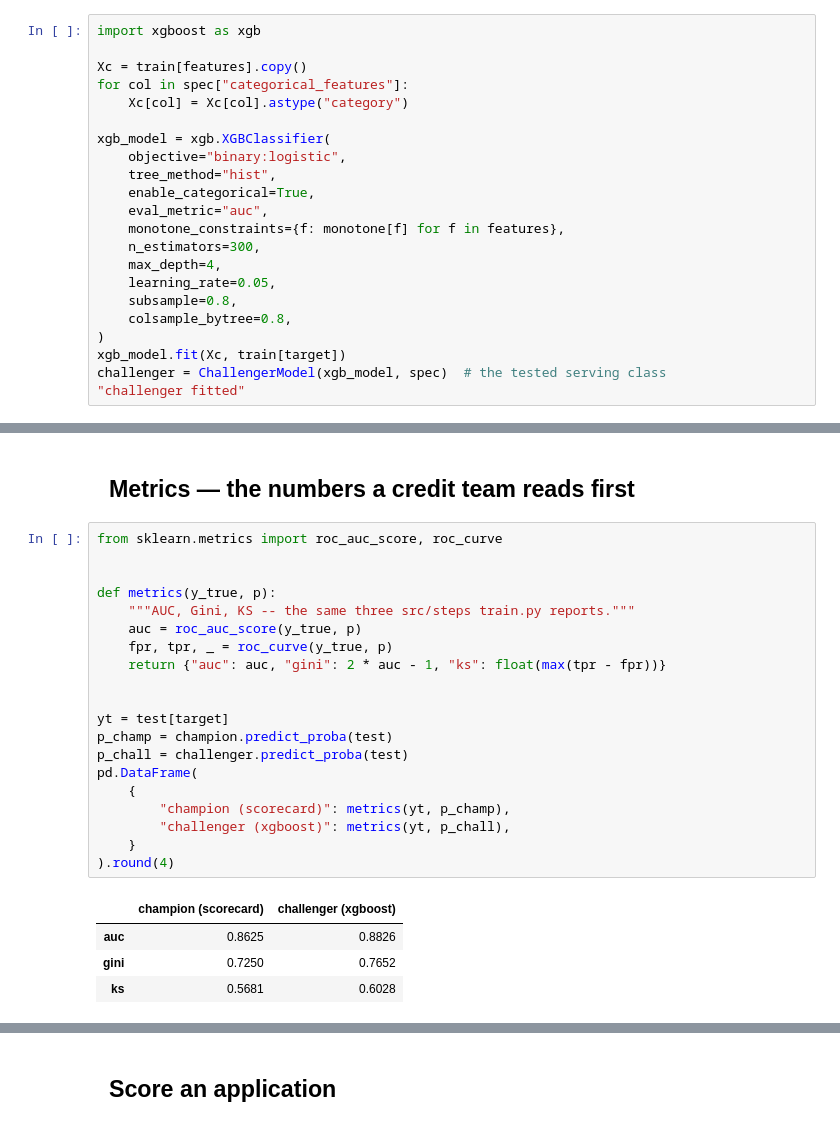
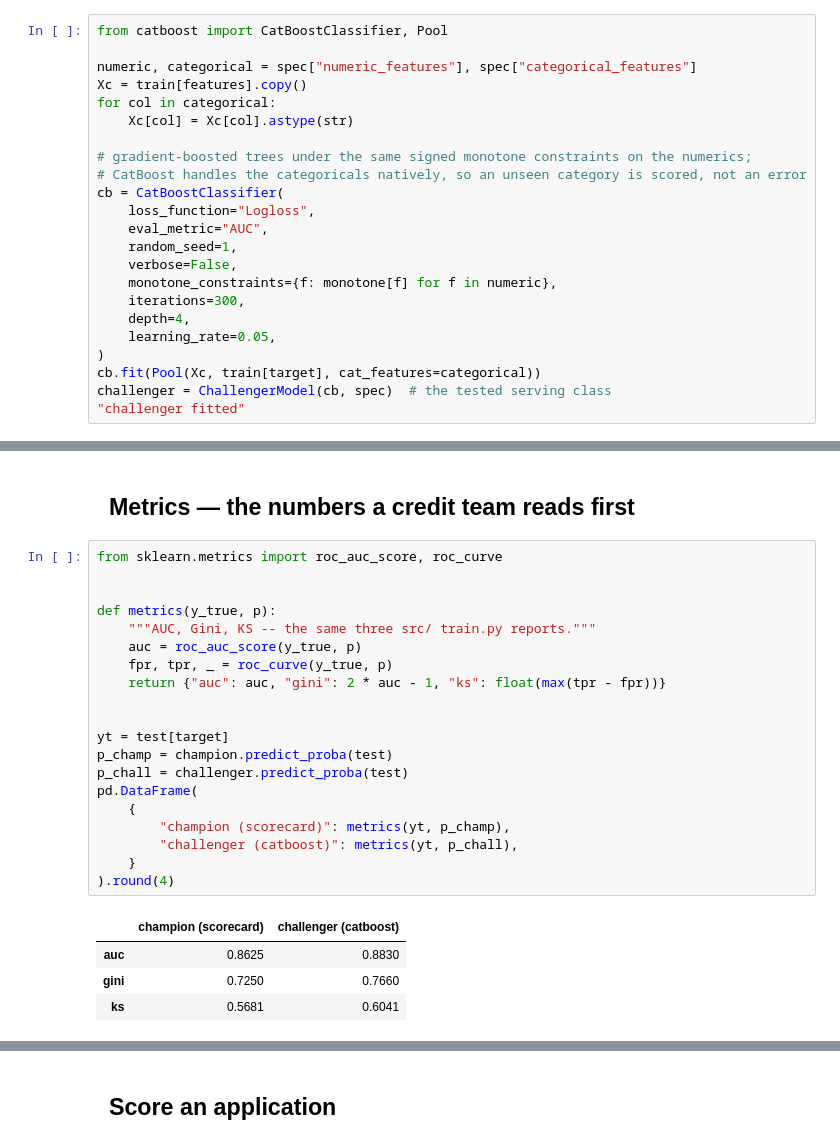
Before and after one commit to PacktPublishing/Developing-AI-ML-Solutions-on-AWS, a Jupyter notebook: code/ch-02-mlops/notebooks/champion_challenger.ipynb, the cells around one changed output, grey strips where cells are left out. Drawn from its saved outputs; the diff is of its cells as text.

```diff
--- a/code/ch-02-mlops/notebooks/champion_challenger.ipynb
+++ b/code/ch-02-mlops/notebooks/champion_challenger.ipynb
@@ -92,26 +98,27 @@ champion = ScorecardPredictor(woe, lr, spec)  # the tested serving class
 # %% [markdown]
 The challenger: gradient-boosted trees under the **same** signed monotone constraints, so it can only win on fit, not by breaking the rule.
 # %%
-import xgboost as xgb
+from catboost import CatBoostClassifier, Pool
 
+numeric, categorical = spec["numeric_features"], spec["categorical_features"]
 Xc = train[features].copy()
-for col in spec["categorical_features"]:
-    Xc[col] = Xc[col].astype("category")
+for col in categorical:
+    Xc[col] = Xc[col].astype(str)
 
-xgb_model = xgb.XGBClassifier(
-    objective="binary:logistic",
-    tree_method="hist",
-    enable_categorical=True,
-    eval_metric="auc",
-    monotone_constraints={f: monotone[f] for f in features},
-    n_estimators=300,
-    max_depth=4,
+# gradient-boosted trees under the same signed monotone constraints on the numerics;
+# CatBoost handles the categoricals natively, so an unseen category is scored, not an error
+cb = CatBoostClassifier(
+    loss_function="Logloss",
+    eval_metric="AUC",
+    random_seed=1,
+    verbose=False,
+    monotone_constraints={f: monotone[f] for f in numeric},
+    iterations=300,
+    depth=4,
     learning_rate=0.05,
-    subsample=0.8,
-    colsample_bytree=0.8,
 )
-xgb_model.fit(Xc, train[target])
-challenger = ChallengerModel(xgb_model, spec)  # the tested serving class
+cb.fit(Pool(Xc, train[target], cat_features=categorical))
+challenger = ChallengerModel(cb, spec)  # the tested serving class
 "challenger fitted"
 # %% [output]
 'challenger fitted'
@@ -122,28 +129,28 @@ challenger = ChallengerModel(xgb_model, spec)  # the tested serving class
 # %%
 from sklearn.metrics import roc_auc_score, roc_curve
 
 
 def metrics(y_true, p):
-    """AUC, Gini, KS -- the same three src/steps train.py reports."""
+    """AUC, Gini, KS -- the same three src/ train.py reports."""
     auc = roc_auc_score(y_true, p)
     fpr, tpr, _ = roc_curve(y_true, p)
     return {"auc": auc, "gini": 2 * auc - 1, "ks": float(max(tpr - fpr))}
 
 
 yt = test[target]
 p_champ = champion.predict_proba(test)
 p_chall = challenger.predict_proba(test)
 pd.DataFrame(
     {
         "champion (scorecard)": metrics(yt, p_champ),
-        "challenger (xgboost)": metrics(yt, p_chall),
+        "challenger (catboost)": metrics(yt, p_chall),
     }
 ).round(4)
 # %% [output]
-|  | champion (scorecard) | challenger (xgboost) |
-| auc | 0.8625 | 0.8826 |
-| gini | 0.7250 | 0.7652 |
-| ks | 0.5681 | 0.6028 |
+|  | champion (scorecard) | challenger (catboost) |
+| auc | 0.8625 | 0.8830 |
+| gini | 0.7250 | 0.7660 |
+| ks | 0.5681 | 0.6041 |
 # %%
 for name, p in [("champion", p_champ), ("challenger", p_chall)]:
     fpr, tpr, _ = roc_curve(yt, p)
```
Also changed, not shown: parts of 4 cells of this notebook, 2 other files.
